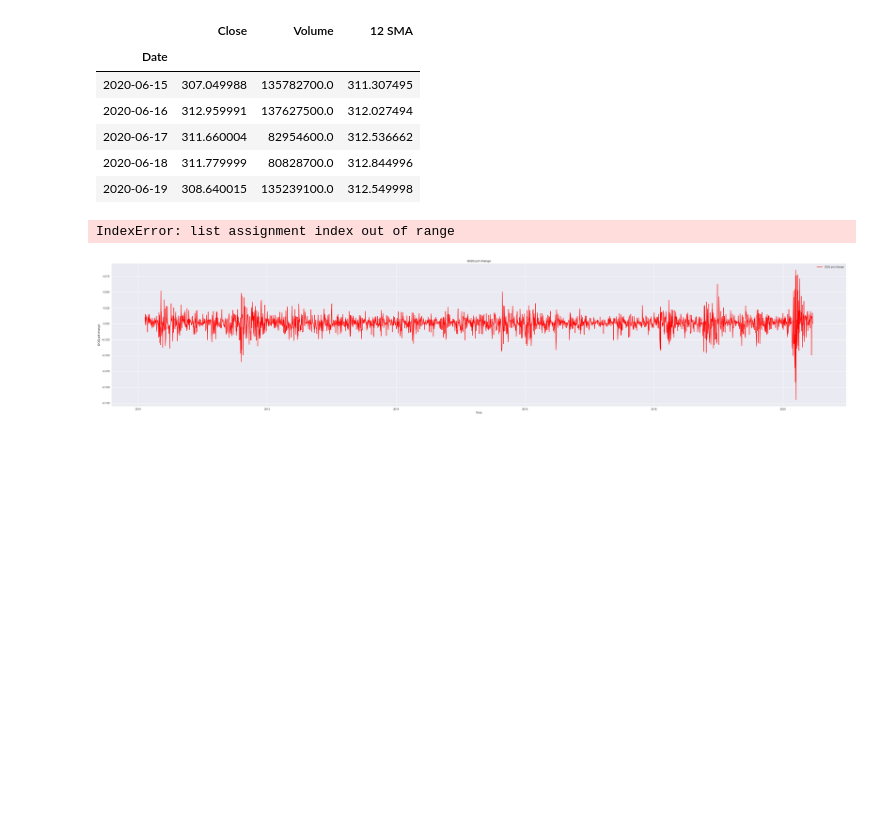
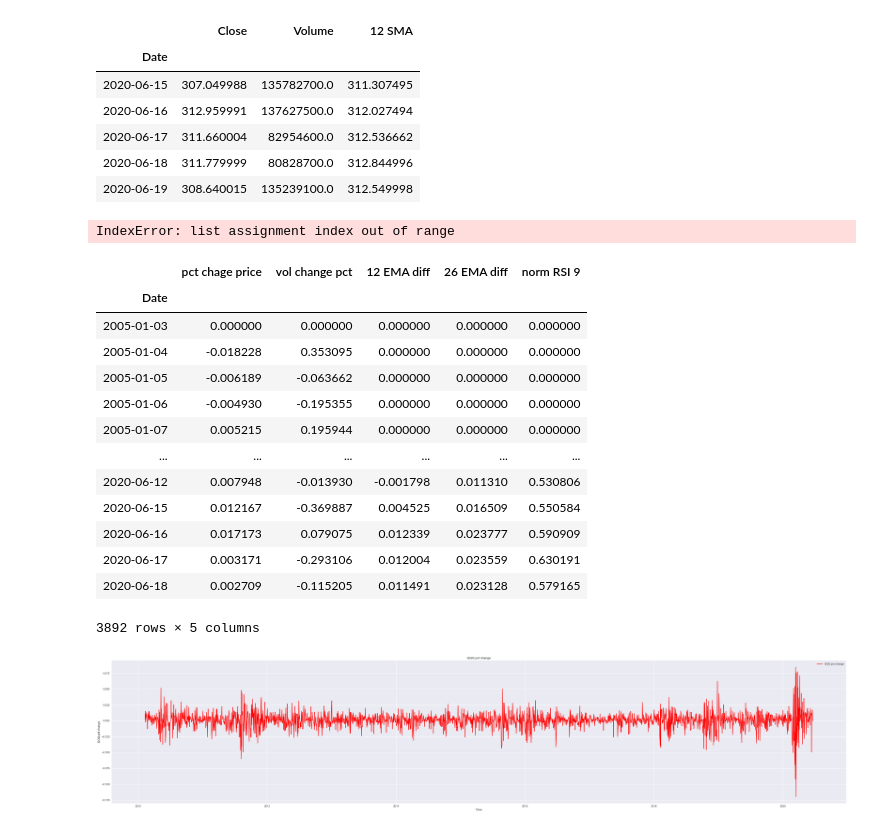
Before and after one commit to albud187/stock_analytics_prediction, a Jupyter notebook: create_time_series_df.ipynb, the cells around one changed output. Cells and saved outputs as stored; diff of their text form; code cells hidden in the pictures; blank space fills up the shorter version.

```diff
--- a/create_time_series_df.ipynb
+++ b/create_time_series_df.ipynb
@@ -157,7 +157,22 @@ QQQ['26 EMA diff'] = EMA_norm_dif(QQQ,26)
 IndexError: list assignment index out of range
 # %%
 # QQQ_norm = QQQ.drop(['Close', 'Volume'], axis = 1)
-QQQ_norm[:-1].to_csv('QQQ_norm_2005-01-03 to 2020-06-18.csv')
+QQQ_norm[:-1]
+# %% [output]
+|  | pct chage price | vol change pct | 12 EMA diff | 26 EMA diff | norm RSI 9 |
+| Date |  |  |  |  |  |
+| 2005-01-03 | 0.000000 | 0.000000 | 0.000000 | 0.000000 | 0.000000 |
+| 2005-01-04 | -0.018228 | 0.353095 | 0.000000 | 0.000000 | 0.000000 |
+| 2005-01-05 | -0.006189 | -0.063662 | 0.000000 | 0.000000 | 0.000000 |
+| 2005-01-06 | -0.004930 | -0.195355 | 0.000000 | 0.000000 | 0.000000 |
+| 2005-01-07 | 0.005215 | 0.195944 | 0.000000 | 0.000000 | 0.000000 |
+| ... | ... | ... | ... | ... | ... |
+| 2020-06-12 | 0.007948 | -0.013930 | -0.001798 | 0.011310 | 0.530806 |
+| 2020-06-15 | 0.012167 | -0.369887 | 0.004525 | 0.016509 | 0.550584 |
+| 2020-06-16 | 0.017173 | 0.079075 | 0.012339 | 0.023777 | 0.590909 |
+| 2020-06-17 | 0.003171 | -0.293106 | 0.012004 | 0.023559 | 0.630191 |
+| 2020-06-18 | 0.002709 | -0.115205 | 0.011491 | 0.023128 | 0.579165 |
+3892 rows × 5 columns
 # %%
 def consol_df(stock_df):
     n1 = 9
```
Also changed, not shown: 2 other files.
